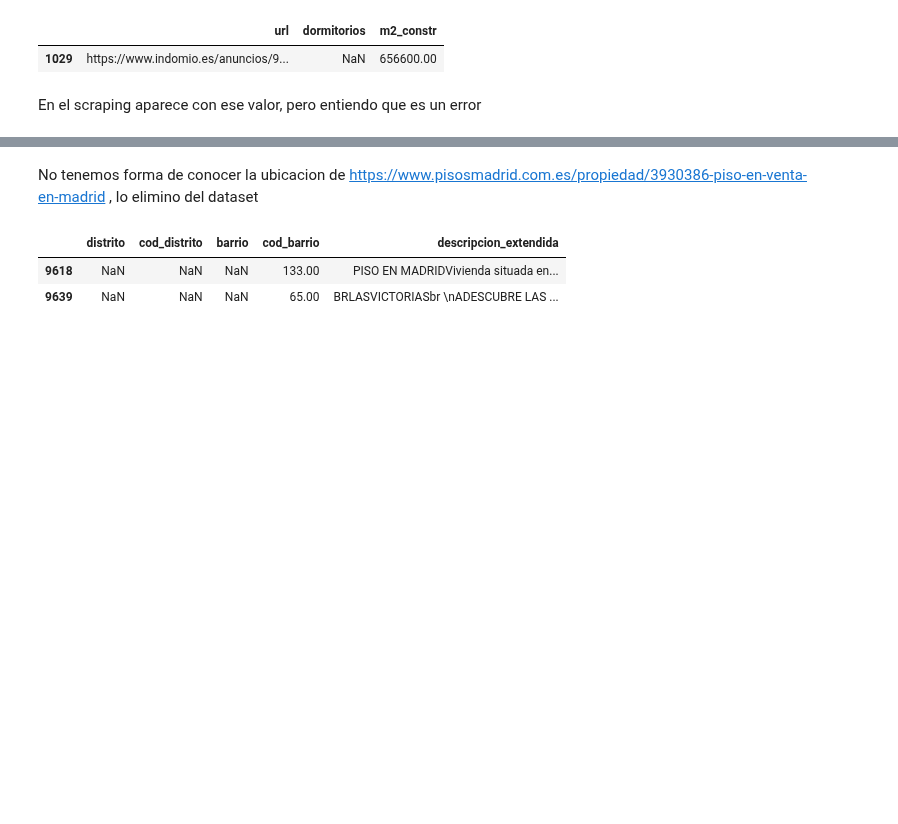
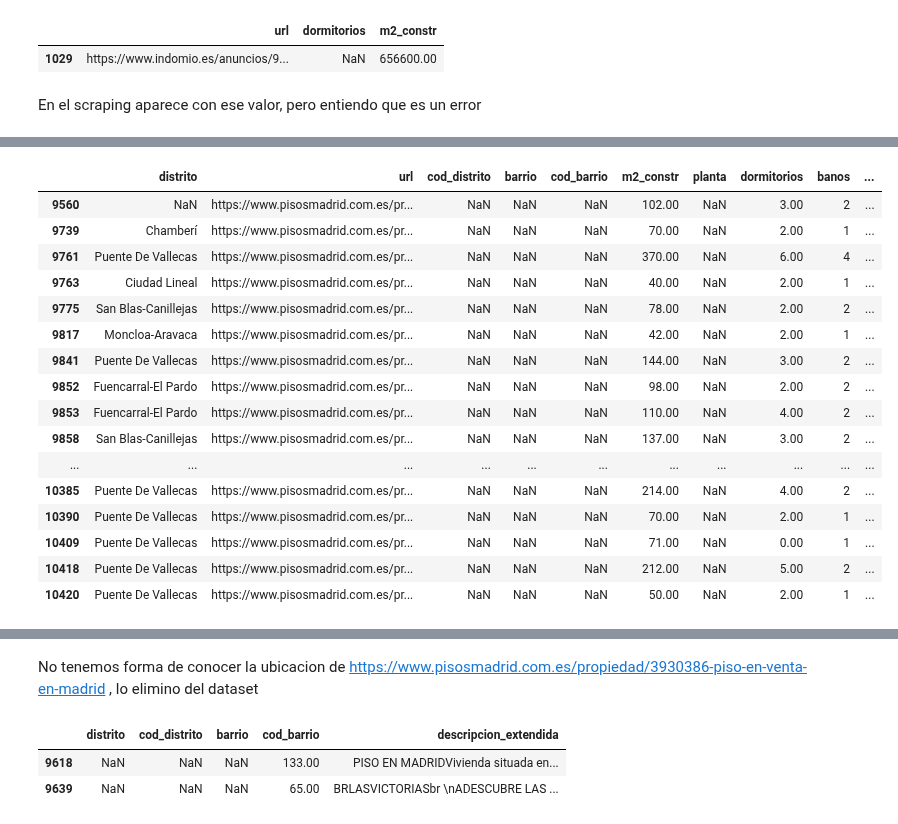
Before and after one commit to avaquerocastro/precios-de-vivienda-madrid, a Jupyter notebook: codigo/01-preprocesamiento-de-datos/Revision_columnas/Revision_Columnas.ipynb, the cells around one changed output, grey strips where cells are left out. Drawn from its saved outputs; the diff is of its cells as text; code cells hidden in the pictures; blank space fills up the shorter version.

Commit message:
Modificdo el notebook revision_columnas, m2_constr y distritos

```diff
--- a/codigo/01-preprocesamiento-de-datos/Revision_columnas/Revision_Columnas.ipynb
+++ b/codigo/01-preprocesamiento-de-datos/Revision_columnas/Revision_Columnas.ipynb
@@ -545,0 +658,2 @@ df17.reset_index(drop=True, inplace=True)
+# %%
+df17.reset_index(drop=True, inplace=True)
@@ -563,4 +689,16 @@ array([' Salamanca', ' Barajas', ' Arganzuela', ' Chamartín', ' Tetuán',
       dtype=object)
+# %%
+# Definir el diccionario de reemplazos
+reemplazos = {
+    'Chamberi': 'Chamberí',
+    'Chamartin': 'Chamartín',
+    'Tetuan': 'Tetuán',
+    'Vicalvaro': 'Vicálvaro',
+
+}
+
+# Reemplazar múltiples valores en la columna 'distrito'
+df17['distrito'] = df17['distrito'].replace(reemplazos).str.strip()
 # %%
 
 
@@ -588,0 +707,3 @@ df17.query("distrito.isnull()")[['distrito','url','cod_distrito','barrio','descr
+# %%
+# se comprueba en datos
+df17.loc[df17["url"] == "https://www.pisosmadrid.com.es/propiedad/3872239-piso-en-venta-en-madrid", "distrito"] = np.nan
@@ -593,0 +737,33 @@ df17.loc[df17["url"] == "https://www.pisosmadrid.com.es/propiedad/3906133-piso-e
+# %%
+df17.loc[df17['url'].str.contains('https://www.pisosmadrid.com.es/propiedad/3890362-piso-en-venta-en-madrid'), ['cod_distrito','barrio','cod_barrio','nuda_propiedad']] = [7,'Almagro',74,1]
+df17.loc[df17['url'].str.contains('https://www.pisosmadrid.com.es/propiedad/3895577-piso-en-venta-en-campo-de-las-naciones-madrid'), ['distrito','cod_distrito','barrio','cod_barrio']] = ['Barajas',21,'Corralejo',215]
+df17.loc[df17['url'].str.contains('https://www.pisosmadrid.com.es/propiedad/3895829-piso-en-venta-en-madrid'), ['distrito','cod_distrito','barrio','cod_barrio','nuda_propiedad']] = ['Puente de Vallecas',13,'San Diego',132,1]
+df17.loc[df17['url'].str.contains('https://www.pisosmadrid.com.es/propiedad/3895852-piso-en-venta-en-madrid'), ['distrito','cod_distrito','barrio','cod_barrio','nuda_propiedad','tiene_piscina']] = ['Fuencarral-El Pardo',8,'El Pardo',81,1,0]
+df17.loc[df17['url'].str.contains('https://www.pisosmadrid.com.es/propiedad/3906133-piso-en-venta-en-madrid'), ['letrace','distrito','cod_distrito','barrio','cod_barrio','nuda_propiedad','tiene_piscina','garaje','trastero','estado']] = ['B','Tetuán',6,'Valdeacederas',65,0,1,1,1,'obra nueva']
+df17.loc[df17['url'].str.contains('https://www.pisosmadrid.com.es/propiedad/3906149-piso-en-venta-en-madrid'), ['letrace','distrito','cod_distrito','barrio','cod_barrio','nuda_propiedad','tiene_piscina','garaje','trastero','estado','planta']] = ['B','Tetuán',6,'Valdeacederas',65,0,1,1,1,'obra nueva',1]
+df17.loc[df17['url'].str.contains('https://www.pisosmadrid.com.es/propiedad/3909307-piso-en-venta-en-madrid'), ['distrito','cod_distrito','barrio','cod_barrio','gastos_comunidad','calefaccion']] = ['Puente de Vallecas',13,'Portazgo',135,50,'radiadores gas natural']
+df17.loc[df17['url'].str.contains('https://www.pisosmadrid.com.es/propiedad/4086544-piso-en-venta-en-madrid'), ['distrito','cod_distrito','barrio','cod_barrio','planta','ascensor','calefaccion','ano_construccion','garaje','trastero']] = ['Villa de Vallecas',18,'Ensanche de Vallecas',183,3,1,'radiadores gas natural',2007,1,1]
+df17.loc[df17['url'].str.contains('https://www.pisosmadrid.com.es/propiedad/3912746-adosado-en-venta-en-valdebebas-madrid'), ['distrito','cod_distrito','barrio','cod_barrio']] = ['Hortaleza',16,'Valdefuentes',167]
+df17.loc[df17['url'].str.contains('https://www.pisosmadrid.com.es/propiedad/3913534-atico-en-venta-en-madrid'), ['distrito','cod_distrito','barrio','cod_barrio','terraza','porteria','tiene_piscina','garaje','trastero']] = ['San Blas-Canillejas',20,'Salvador',208,1,'todo el dia',1,1,1]
+df17.loc[df17['url'].str.contains('https://www.pisosmadrid.com.es/propiedad/3914118-adosado-en-venta-en-puerta-de-hierro-madrid'), ['distrito','cod_distrito','barrio','cod_barrio','terraza','porteria','tiene_piscina','garaje']] = ['Moncloa-Aravaca',9,'Ciudad Universitaria',93,1,'todo el dia',1,1]
+df17.loc[df17['url'].str.contains('https://www.pisosmadrid.com.es/propiedad/3926465-piso-en-venta-en-malasana-madrid'), ['distrito','cod_distrito','barrio','cod_barrio','balcon','cocina']] = ['Centro',1,'Palacio',11,1,'amueblada y equipada']
+# %%
+df17.query("cod_distrito.isnull()")[['distrito','url','cod_distrito','barrio','cod_barrio','m2_constr','planta','dormitorios','banos','precio','estado','tipologia','terraza']]
+# %% [output]
+|  | distrito | url | cod_distrito | barrio | cod_barrio | m2_constr | planta | dormitorios | banos | ... |
+| 9560 | NaN | https://www.pisosmadrid.com.es/pr... | NaN | NaN | NaN | 102.00 | NaN | 3.00 | 2 | ... |
+| 9739 | Chamberí | https://www.pisosmadrid.com.es/pr... | NaN | NaN | NaN | 70.00 | NaN | 2.00 | 1 | ... |
+| 9761 | Puente De Vallecas | https://www.pisosmadrid.com.es/pr... | NaN | NaN | NaN | 370.00 | NaN | 6.00 | 4 | ... |
+| 9763 | Ciudad Lineal | https://www.pisosmadrid.com.es/pr... | NaN | NaN | NaN | 40.00 | NaN | 2.00 | 1 | ... |
+| 9775 | San Blas-Canillejas | https://www.pisosmadrid.com.es/pr... | NaN | NaN | NaN | 78.00 | NaN | 2.00 | 2 | ... |
+| 9817 | Moncloa-Aravaca | https://www.pisosmadrid.com.es/pr... | NaN | NaN | NaN | 42.00 | NaN | 2.00 | 1 | ... |
+| 9841 | Puente De Vallecas | https://www.pisosmadrid.com.es/pr... | NaN | NaN | NaN | 144.00 | NaN | 3.00 | 2 | ... |
+| 9852 | Fuencarral-El Pardo | https://www.pisosmadrid.com.es/pr... | NaN | NaN | NaN | 98.00 | NaN | 2.00 | 2 | ... |
+| 9853 | Fuencarral-El Pardo | https://www.pisosmadrid.com.es/pr... | NaN | NaN | NaN | 110.00 | NaN | 4.00 | 2 | ... |
+| 9858 | San Blas-Canillejas | https://www.pisosmadrid.com.es/pr... | NaN | NaN | NaN | 137.00 | NaN | 3.00 | 2 | ... |
+| ... | ... | ... | ... | ... | ... | ... | ... | ... | ... | ... |
+| 10385 | Puente De Vallecas | https://www.pisosmadrid.com.es/pr... | NaN | NaN | NaN | 214.00 | NaN | 4.00 | 2 | ... |
+| 10390 | Puente De Vallecas | https://www.pisosmadrid.com.es/pr... | NaN | NaN | NaN | 70.00 | NaN | 2.00 | 1 | ... |
+| 10409 | Puente De Vallecas | https://www.pisosmadrid.com.es/pr... | NaN | NaN | NaN | 71.00 | NaN | 0.00 | 1 | ... |
+| 10418 | Puente De Vallecas | https://www.pisosmadrid.com.es/pr... | NaN | NaN | NaN | 212.00 | NaN | 5.00 | 2 | ... |
+| 10420 | Puente De Vallecas | https://www.pisosmadrid.com.es/pr... | NaN | NaN | NaN | 50.00 | NaN | 2.00 | 1 | ... |
```
Also changed, not shown: parts of 66 cells of this notebook.
